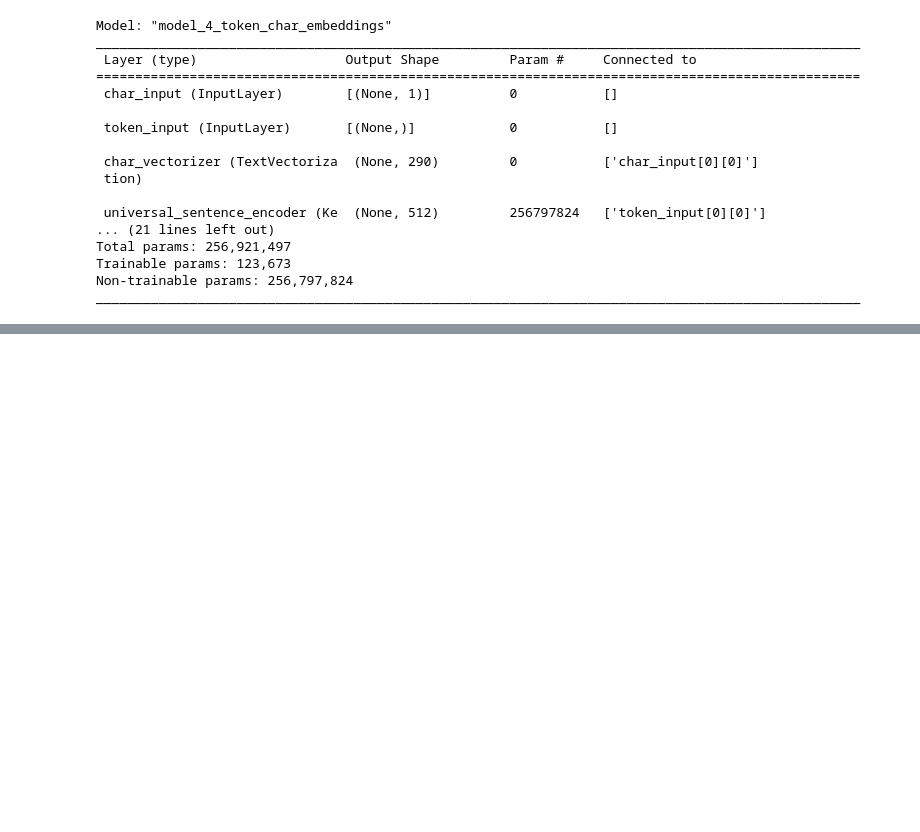
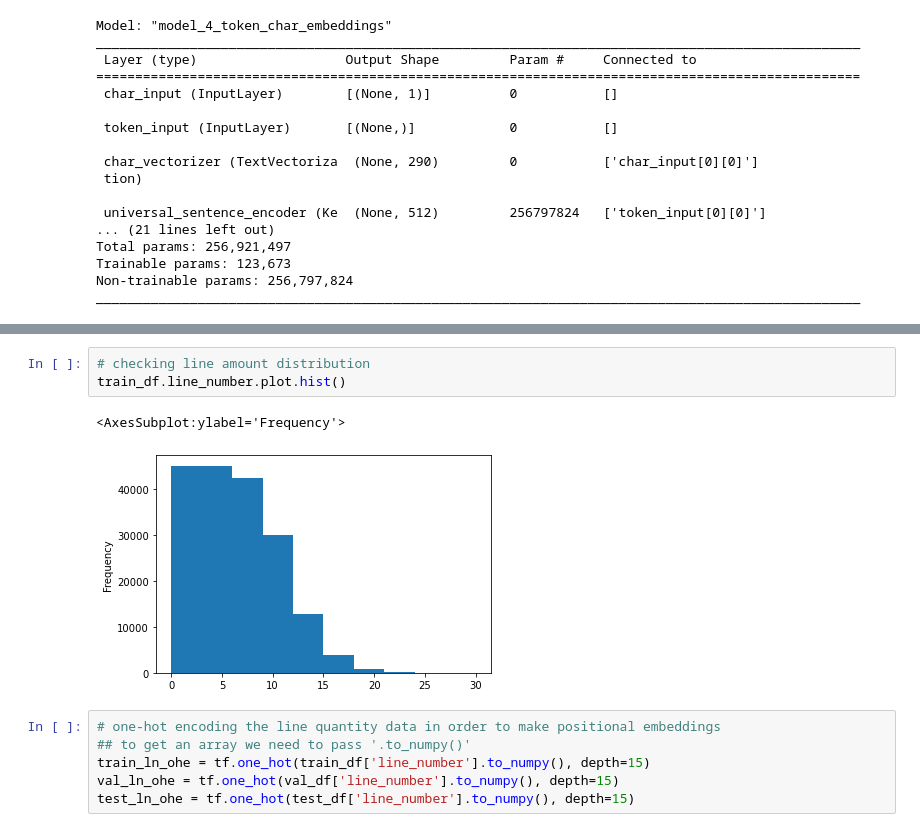
Before and after one commit to danielmacedodc/CV-and-DL-Course, a Jupyter notebook: NLP Project/NLP_Project.ipynb, the cells around one changed output, grey strips where cells are left out. Cells and saved outputs as stored; diff of their text form; blank space fills up the shorter version.

```diff
--- a/NLP Project/NLP_Project.ipynb
+++ b/NLP Project/NLP_Project.ipynb
@@ -985,0 +1079,12 @@ array([[ 0.02376327,  0.0004141 ,  0.01984892, ...,  0.03496392,
+# %%
+# checking line amount distribution
+train_df.line_number.plot.hist()
+# %% [output]
+<AxesSubplot:ylabel='Frequency'>
+[figure, added]
+# %%
+# one-hot encoding the line quantity data in order to make positional embeddings
+## to get an array we need to pass '.to_numpy()'
+train_ln_ohe = tf.one_hot(train_df['line_number'].to_numpy(), depth=15)
+val_ln_ohe = tf.one_hot(val_df['line_number'].to_numpy(), depth=15)
+test_ln_ohe = tf.one_hot(test_df['line_number'].to_numpy(), depth=15)
```
Also changed, not shown: parts of 30 cells of this notebook, 1 other file.
